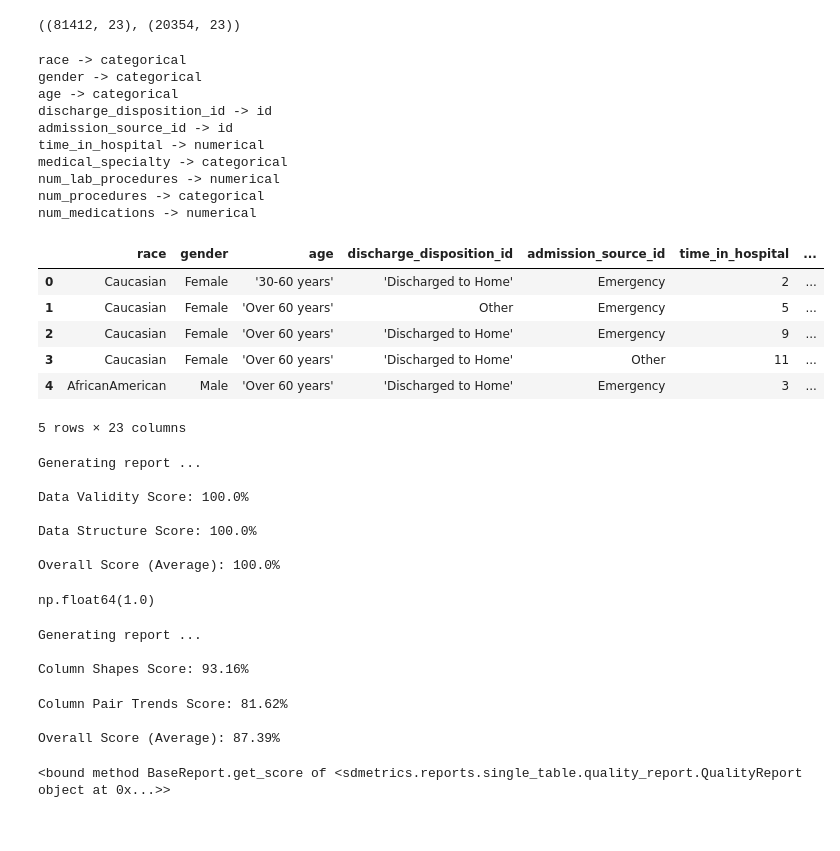
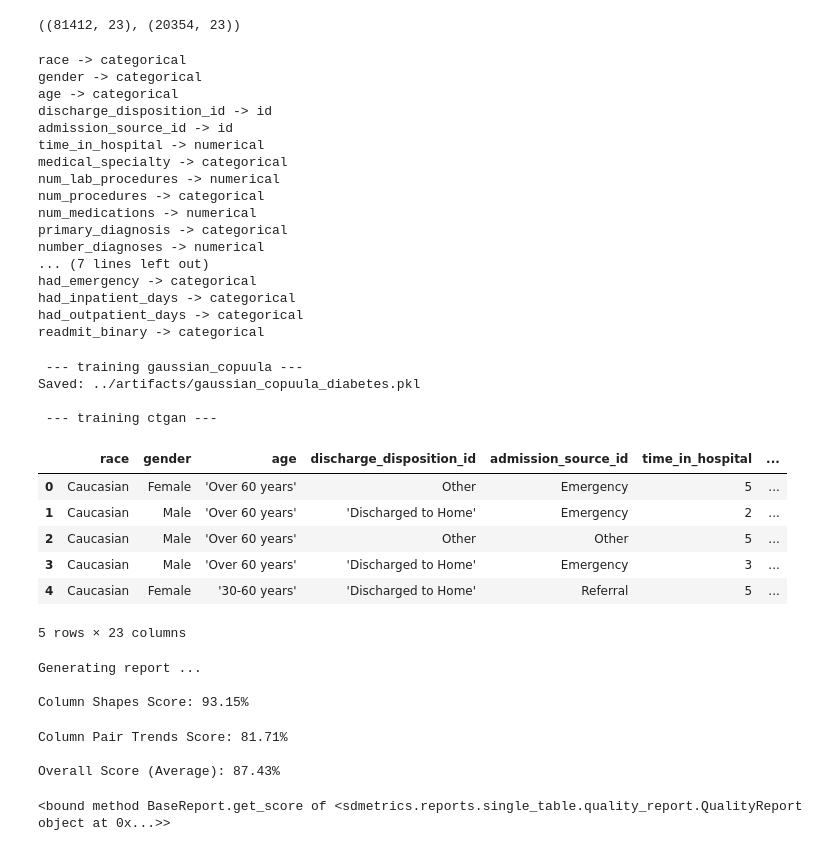
Before and after one commit to pengbao001/capstone_project, a Jupyter notebook: notebooks/sdv_baseline.ipynb, the cells around one changed output. Drawn from its saved outputs; the diff is of its cells as text; code cells hidden in the pictures.

```diff
--- a/notebooks/sdv_baseline.ipynb
+++ b/notebooks/sdv_baseline.ipynb
@@ -45,6 +47,7 @@ X = X.drop(columns=dropped_columns)
 
 real_data = X.copy()
 real_data['readmit_binary'] = (y == 1)
+real_data['readmit_binary'] = real_data['readmit_binary'].astype(bool)
 real_data.shape, real_data['readmit_binary'].dtype
 # %% [output]
 ((101766, 23), dtype('bool'))
@@ -62,6 +65,13 @@ real_test = real_test.reset_index(drop=True)
 real_train.shape, real_test.shape
 # %% [output]
 ((81412, 23), (20354, 23))
+# %%
+cat_cols = real_train.select_dtypes(include=['category']).columns
+real_train[cat_cols] = real_train[cat_cols].astype('object')
+real_test[cat_cols] = real_test[cat_cols].astype('object')
+
+real_train['readmit_binary'] = real_train['readmit_binary'].astype(bool)
+real_test['readmit_binary'] = real_test['readmit_binary'].astype(bool)
 # %%
 metadata = Metadata.detect_from_dataframe(
     data=real_train,
@@ -72,7 +80,7 @@ metadata.validate()
 # %%
 meta_dict = metadata.to_dict()
 columns = list(meta_dict['tables']['diabetes']['columns'].keys())
-for col in columns[:10]:
+for col in columns[:]:
     print(col, "->", meta_dict['tables']['diabetes']['columns'][col].get('sdtype'))
 # %% [output]
 race -> categorical
@@ -85,6 +93,13 @@ medical_specialty -> categorical
 num_lab_procedures -> numerical
 num_procedures -> categorical
 num_medications -> numerical
+primary_diagnosis -> categorical
+number_diagnoses -> numerical
+... (7 lines left out)
+had_emergency -> categorical
+had_inpatient_days -> categorical
+had_outpatient_days -> categorical
+readmit_binary -> categorical
 # %%
 sensitive_attributes = ['race', 'gender']
 for col in sensitive_attributes:
@@ -103,44 +131,52 @@ synthesizer.fit(real_train)
+# %%
+synthetic_train = {}
+for name, model in baseline_models.items():
+    print(f"\n --- training {name} ---")
+    model.fit(real_train)
+
+    synthetic_train[name] = model.sample(num_rows=len(real_train))
+
+    os.makedirs("../artifacts", exist_ok=True)
+    model.save(f"../artifacts/{name}_diabetes.pkl")
+    print(f"Saved: ../artifacts/{name}_diabetes.pkl")
+
+metadata.save_to_json('../artifacts/diabetes_metadata.json')
+# %% [output]
+ --- training gaussian_copuula ---
+Saved: ../artifacts/gaussian_copuula_diabetes.pkl
+
+ --- training ctgan ---
 # %%
-synthetic_train = synthesizer.sample(num_rows=len(real_train))
-synthetic_train.head()
+name = "ctgan"
+
+diagnostic = run_diagnostic(
+    real_data=real_train,
+    synthetic_data=synthetic_train[name],
+    metadata=metadata
+)
+diagnostic.get_score()
 # %% [output]
 |  | race | gender | age | discharge_disposition_id | admission_source_id | time_in_hospital | ... |
-| 0 | Caucasian | Female | '30-60 years' | 'Discharged to Home' | Emergency | 2 | ... |
-| 1 | Caucasian | Female | 'Over 60 years' | Other | Emergency | 5 | ... |
-| 2 | Caucasian | Female | 'Over 60 years' | 'Discharged to Home' | Emergency | 9 | ... |
-| 3 | Caucasian | Female | 'Over 60 years' | 'Discharged to Home' | Other | 11 | ... |
-| 4 | AfricanAmerican | Male | 'Over 60 years' | 'Discharged to Home' | Emergency | 3 | ... |
+| 0 | Caucasian | Female | 'Over 60 years' | Other | Emergency | 5 | ... |
+| 1 | Caucasian | Male | 'Over 60 years' | 'Discharged to Home' | Emergency | 2 | ... |
+| 2 | Caucasian | Male | 'Over 60 years' | Other | Other | 5 | ... |
+| 3 | Caucasian | Male | 'Over 60 years' | 'Discharged to Home' | Emergency | 3 | ... |
+| 4 | Caucasian | Female | '30-60 years' | 'Discharged to Home' | Referral | 5 | ... |
 5 rows × 23 columns
-# %%
-diagnostic = run_diagnostic(
-    real_data=real_train,
-    synthetic_data=synthetic_train,
-    metadata=metadata
-)
-diagnostic.get_score()
-# %% [output]
-Generating report ...
-
-Data Validity Score: 100.0%
-
-Data Structure Score: 100.0%
-
-Overall Score (Average): 100.0%
-np.float64(1.0)
 # %%
 quality_report = evaluate_quality(
     real_data=real_train,
-    synthetic_data=synthetic_train,
+    synthetic_data=synthetic_train[name],
     metadata=metadata
 )
 quality_report.get_score
 # %% [output]
 Generating report ...
 
-Column Shapes Score: 93.16%
+Column Shapes Score: 93.15%
-Column Pair Trends Score: 81.62%
+Column Pair Trends Score: 81.71%
 
-Overall Score (Average): 87.39%
+Overall Score (Average): 87.43%
 <bound method BaseReport.get_score of <sdmetrics.reports.single_table.quality_report.QualityReport object at 0x...>>
 # %%
 fig = get_column_plot(
```
Also changed, not shown: parts of 6 cells of this notebook, 5 other files.
